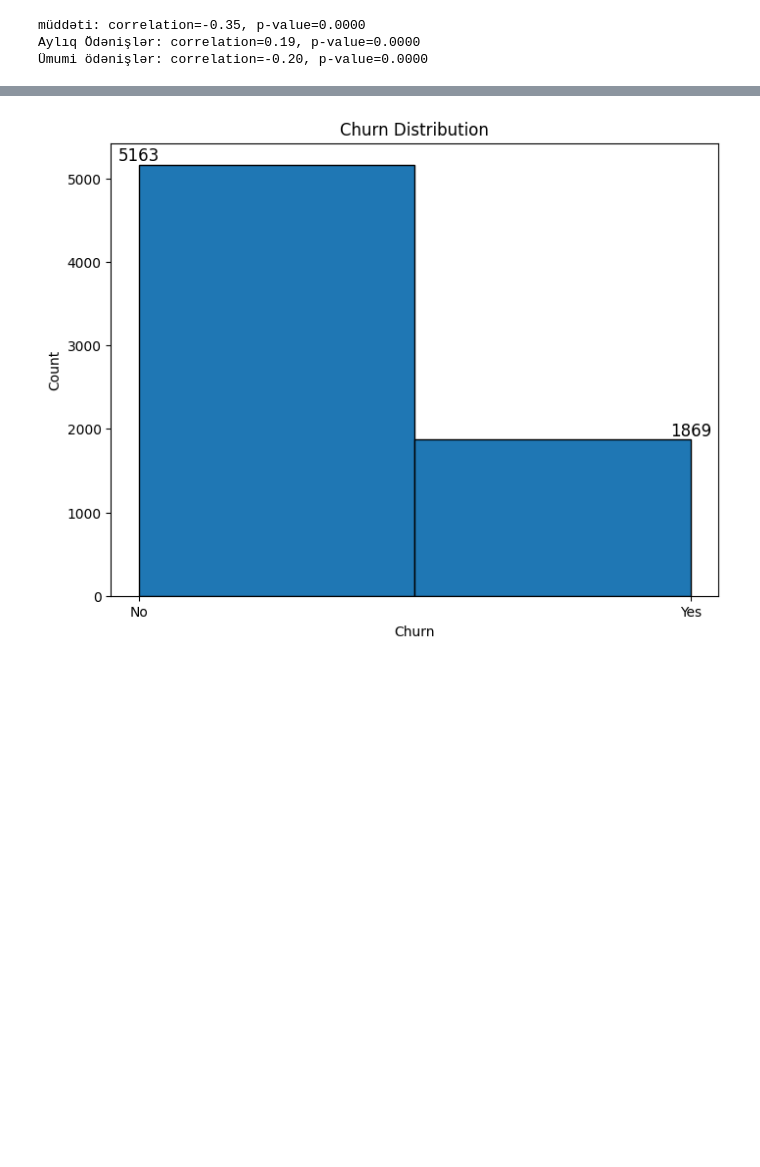
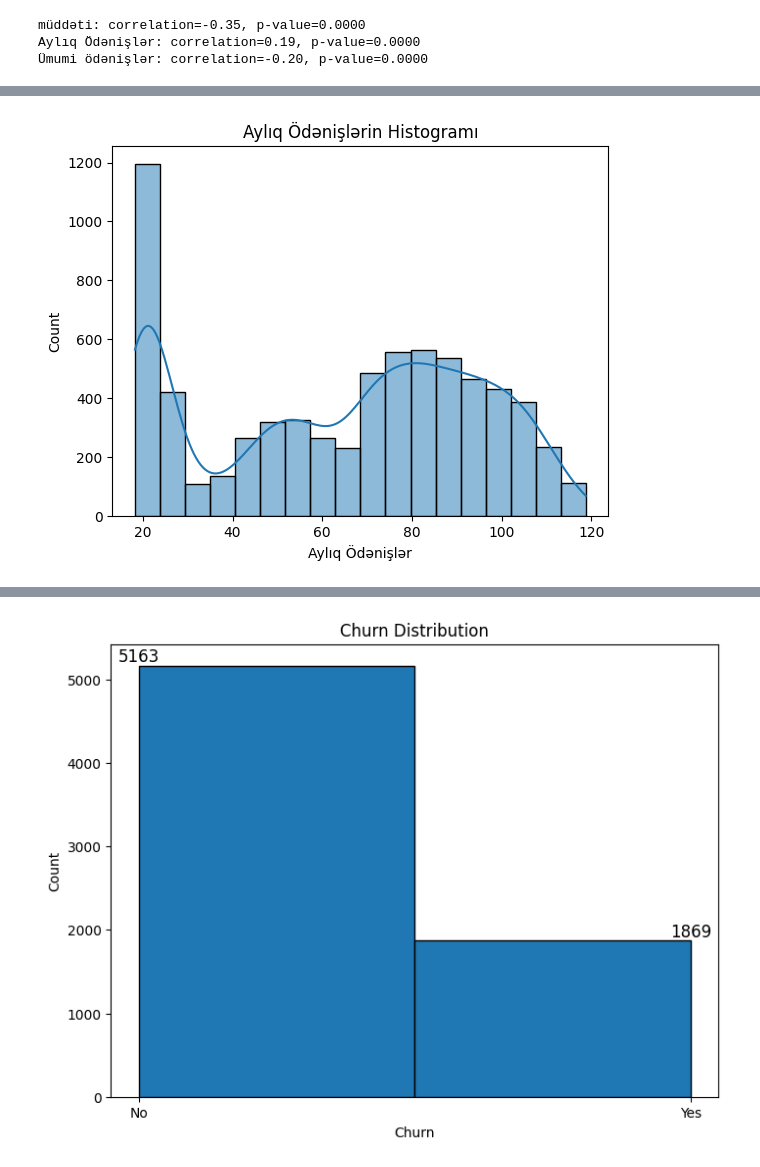
Before and after one commit to Sevinj-joy/Matplotlib_examples, a Jupyter notebook: Churn_analysis/churn_analysis.ipynb, the cells around one changed output, grey strips where cells are left out. Saved outputs shown, nothing was run; the diff lists cells and outputs as text; code cells hidden in the pictures; blank space fills up the shorter version.

```diff
--- a/Churn_analysis/churn_analysis.ipynb
+++ b/Churn_analysis/churn_analysis.ipynb
@@ -266,0 +260,2 @@ data.head()
+# %%
+data['recency_qrupu_metn'] = data['recency_group'].map({0: 'Çox yaxın', 1: 'Yaxın', 2: 'Orta', 3: 'Uzaq', 4: 'Çox uzaq / İnaktiv'})
@@ -266,0 +273,21 @@ data.head()
+# %%
+def payment_method_group(payment):
+    if payment in ['elektronik cek', 'mail cek']:
+        return 'manual'
+    elif payment in ['kredit karti', 'bank transfer']:
+        return 'auto'
+    else:
+        return 'other'
+
+data['payment_method_group'] = data['ödəniş metodu'].apply(payment_method_group)
+
+
+data['payment_method_group'], _ = pd.factorize(data['payment_method_group'])
+
+
+categ_cols = data.select_dtypes(include=['object']).columns
+
+for c in categ_cols:
+    data[c], _ = pd.factorize(data[c])
+
+data.head()
@@ -556,0 +314,2 @@ plt.show()
+# %%
+data = data.drop(columns=['müddəti', 'recency_qrupu_metn'])
@@ -556,0 +339,6 @@ plt.show()
+# %%
+sns.histplot(data['Aylıq Ödənişlər'], kde=True)
+plt.title("Aylıq Ödənişlərin Histogramı")
+plt.show()
+# %% [output]
+[figure, added]
```
Also changed, not shown: parts of 40 cells of this notebook.
